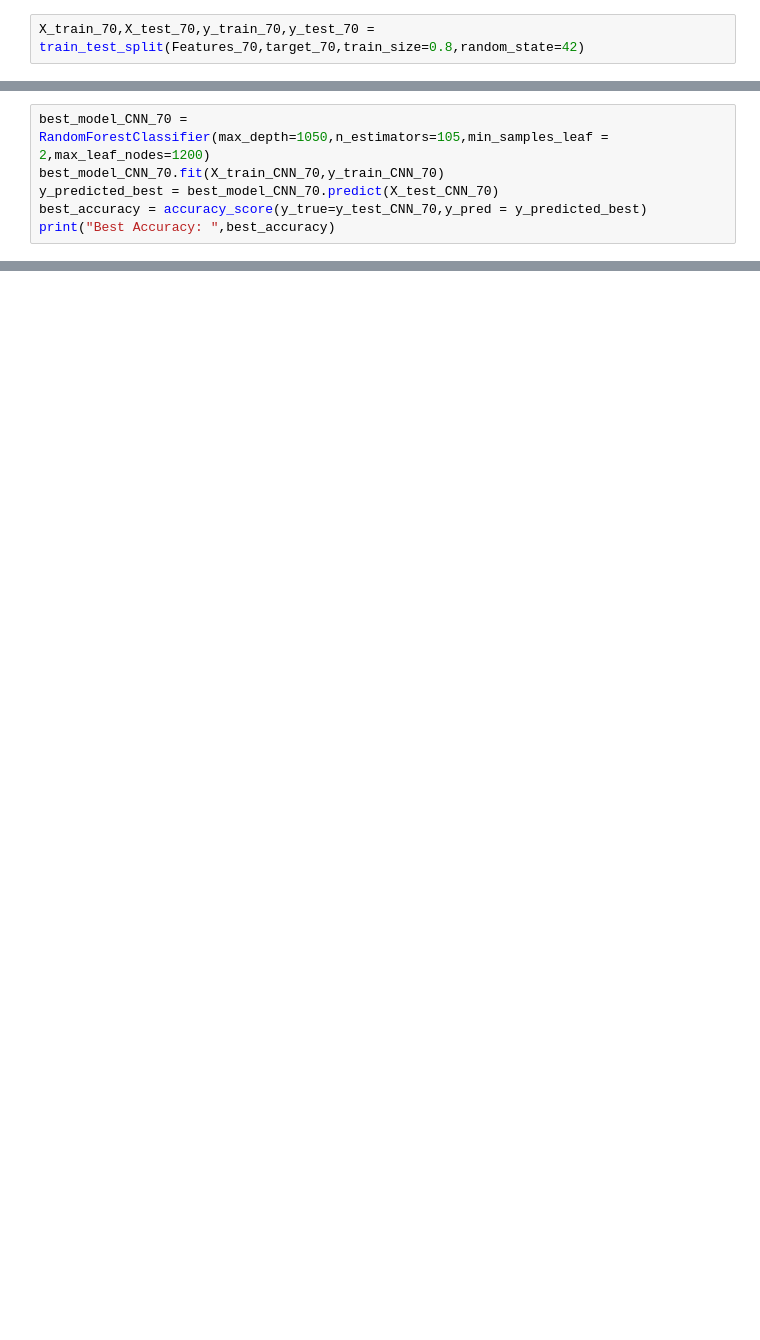
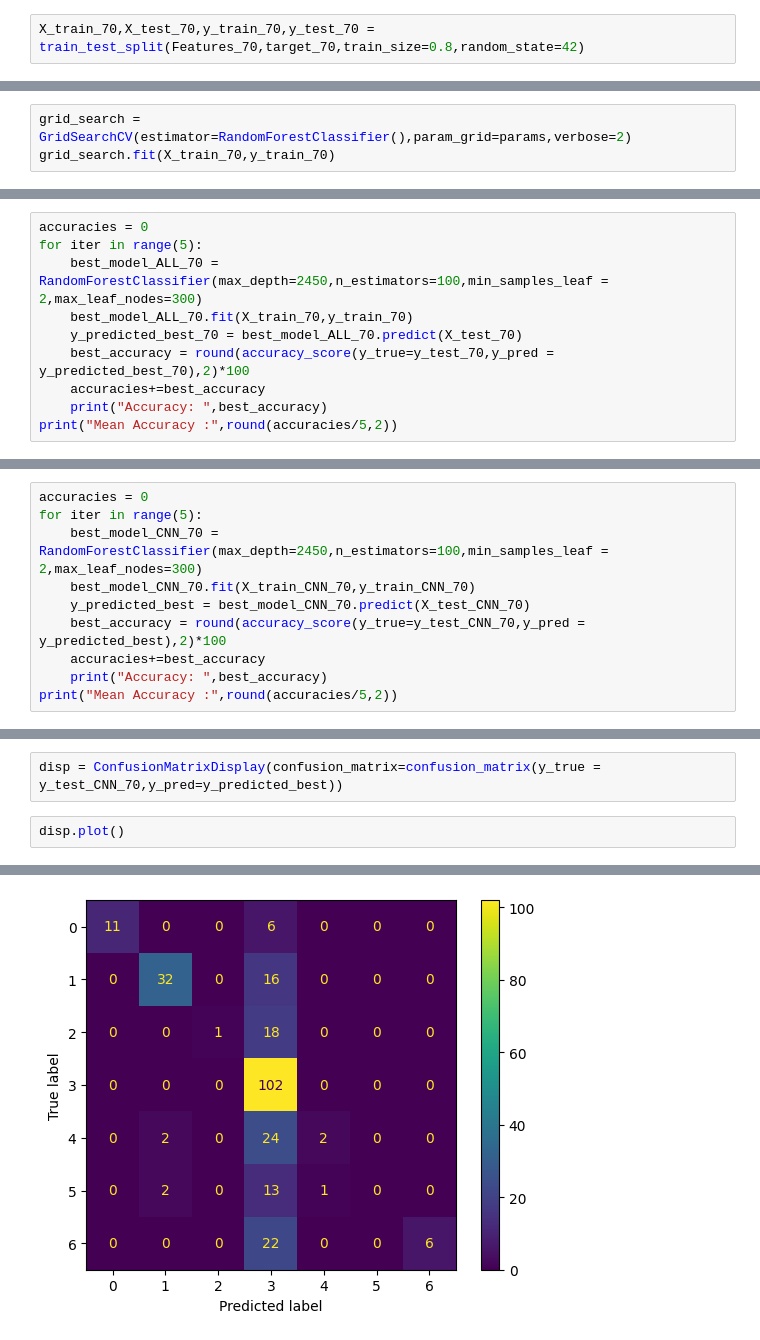
Before and after one commit to adityarathor007/Face_Recognition, a Jupyter notebook: Random_Forest_Final.ipynb, the cells around one changed output, grey strips where cells are left out. Saved outputs shown, nothing was run; the diff lists cells and outputs as text; blank space fills up the shorter version.

```diff
--- a/Random_Forest_Final.ipynb
+++ b/Random_Forest_Final.ipynb
@@ -381,0 +413,3 @@ print(accuracy_score(y_true=y_test_70,y_pred=y_predicted_ALL_70))
+# %%
+grid_search = GridSearchCV(estimator=RandomForestClassifier(),param_grid=params,verbose=2)
+grid_search.fit(X_train_70,y_train_70)
@@ -381,0 +446,10 @@ print(accuracy_score(y_true=y_test_70,y_pred=y_predicted_ALL_70))
+# %%
+accuracies = 0
+for iter in range(5):
+    best_model_ALL_70 = RandomForestClassifier(max_depth=2450,n_estimators=100,min_samples_leaf = 2,max_leaf_nodes=300)
+    best_model_ALL_70.fit(X_train_70,y_train_70)
+    y_predicted_best_70 = best_model_ALL_70.predict(X_test_70)
+    best_accuracy = round(accuracy_score(y_true=y_test_70,y_pred = y_predicted_best_70),2)*100
+    accuracies+=best_accuracy
+    print("Accuracy: ",best_accuracy)
+print("Mean Accuracy :",round(accuracies/5,2))
@@ -382,7 +463,11 @@ print(accuracy_score(y_true=y_test_70,y_pred=y_predicted_ALL_70))
 # %%
-best_model_CNN_70 = RandomForestClassifier(max_depth=1050,n_estimators=105,min_samples_leaf = 2,max_leaf_nodes=1200)
-best_model_CNN_70.fit(X_train_CNN_70,y_train_CNN_70)
-y_predicted_best = best_model_CNN_70.predict(X_test_CNN_70)
-best_accuracy = accuracy_score(y_true=y_test_CNN_70,y_pred = y_predicted_best)
-print("Best Accuracy: ",best_accuracy)
+accuracies = 0
+for iter in range(5):
+    best_model_CNN_70 = RandomForestClassifier(max_depth=2450,n_estimators=100,min_samples_leaf = 2,max_leaf_nodes=300)
+    best_model_CNN_70.fit(X_train_CNN_70,y_train_CNN_70)
+    y_predicted_best = best_model_CNN_70.predict(X_test_CNN_70)
+    best_accuracy = round(accuracy_score(y_true=y_test_CNN_70,y_pred = y_predicted_best),2)*100
+    accuracies+=best_accuracy
+    print("Accuracy: ",best_accuracy)
+print("Mean Accuracy :",round(accuracies/5,2))
 # %% [output]
@@ -389,0 +480,5 @@ Best Accuracy:  0.5968992248062015
+# %%
+disp = ConfusionMatrixDisplay(confusion_matrix=confusion_matrix(y_true = y_test_CNN_70,y_pred=y_predicted_best))
+# %%
+disp.plot()
+# %% [output]
@@ -389,0 +486 @@ Best Accuracy:  0.5968992248062015
+[figure, added]
```
Also changed, not shown: parts of 43 cells of this notebook, 3 other files.
